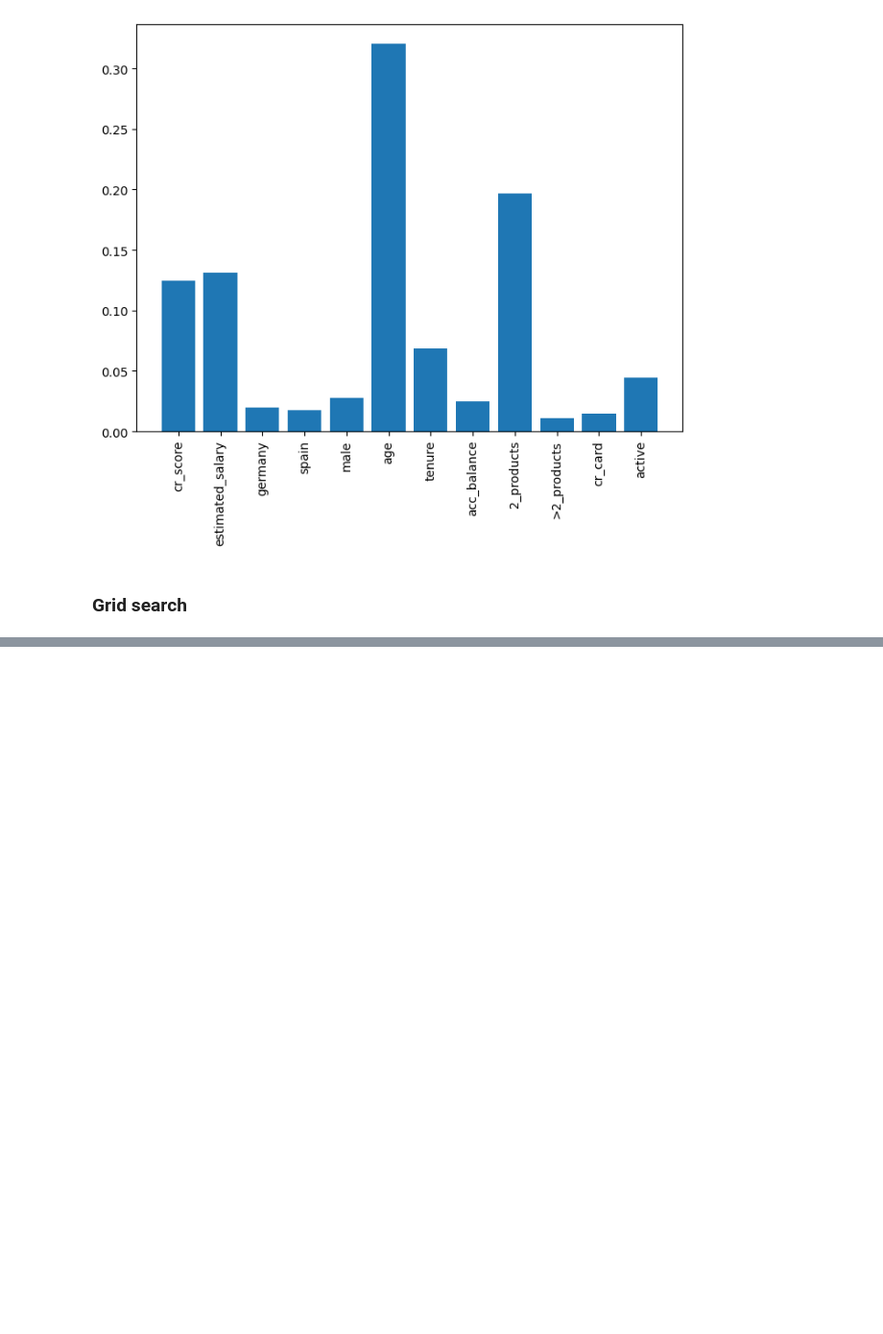
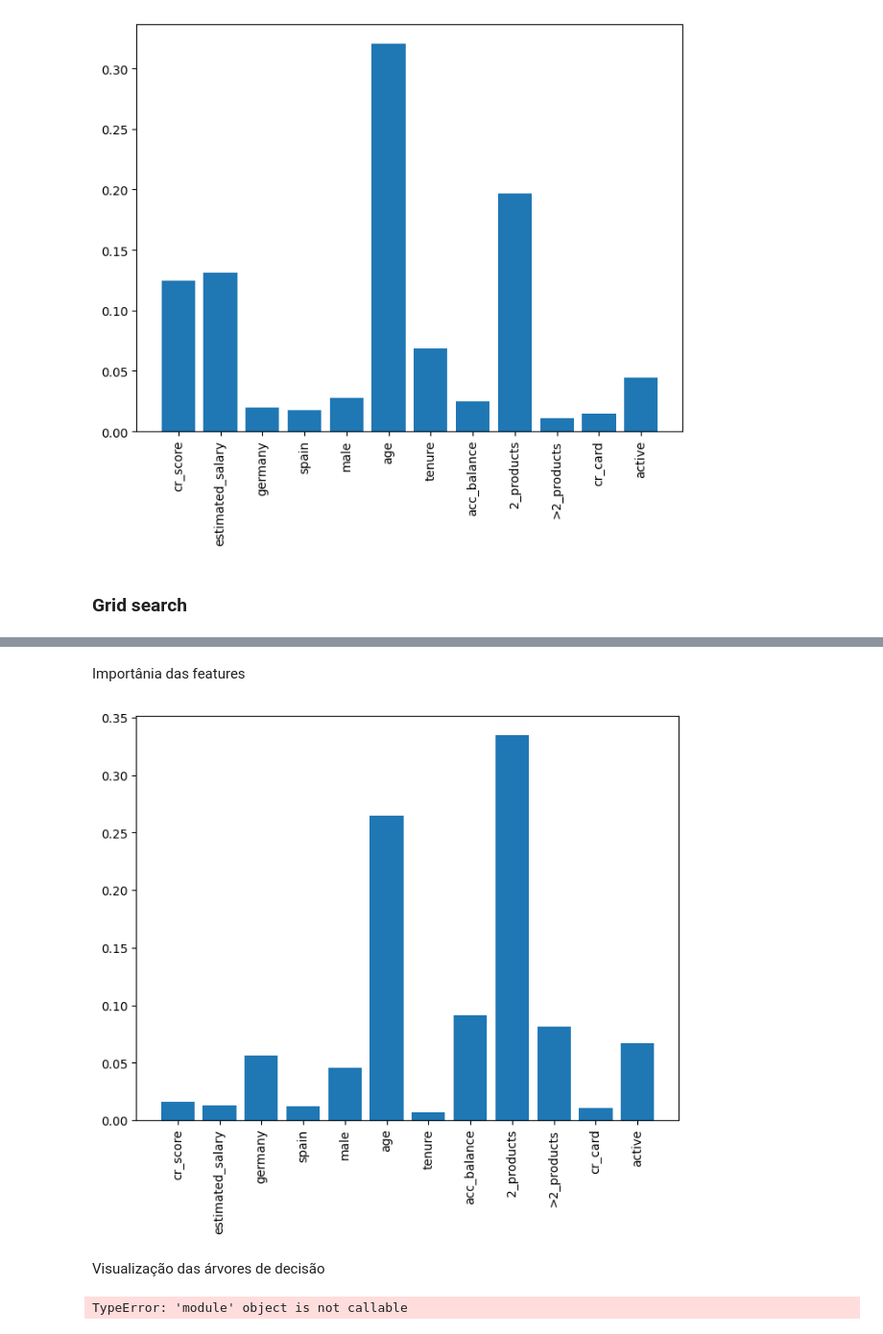
Before and after one commit to castroavila/machine_learning_i, a Jupyter notebook: projeto_aplicado.ipynb, the cells around one changed output, grey strips where cells are left out. Shown at 96% size. Saved outputs shown, nothing was run; the diff lists cells and outputs as text; code cells hidden in the pictures; blank space fills up the shorter version.

Commit message:
Adicionando modelagem Árvore de Decisão

```diff
--- a/projeto_aplicado.ipynb
+++ b/projeto_aplicado.ipynb
@@ -280,0 +381,22 @@ print('Best recall: ', best_recall)
+# %% [markdown]
+Importânia das features
+# %%
+fig_impor, ax_impor  = plt.subplots(figsize=(8,6))
+colunas = X_test_df.columns.to_list()
+import_feat = ad.feature_importances_
+ax_impor.bar(colunas, import_feat)
+ax_impor.tick_params(axis='x', labelrotation=90)
+# %% [output]
+[figure, added]
+# %% [markdown]
+Visualização das árvores de decisão
+# %%
+viz = dtreeviz(ad, X_train_un, y_train_un,
+                target_name="exited",
+                feature_names=list(X_train_un.columns),
+                class_names=list(y_train_un.name),
+                filled=True)
+
+viz
+# %% [output]
+TypeError: 'module' object is not callable
```
Also changed, not shown: parts of 9 cells of this notebook.
